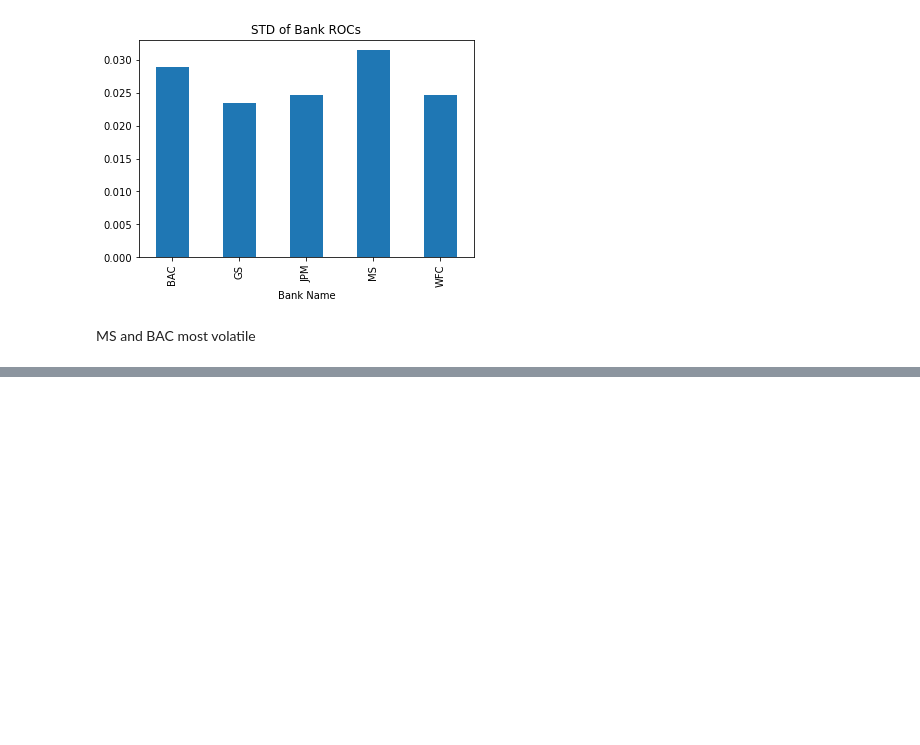
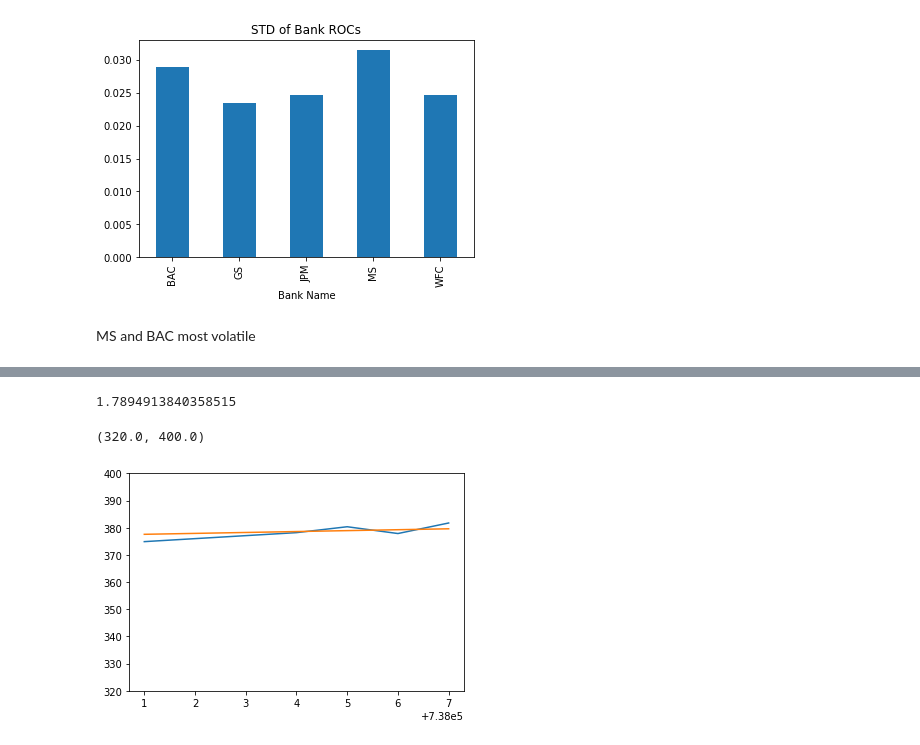
Before and after one commit to illeanz/w1challenge, a Jupyter notebook: w1 data challenge.ipynb, the cells around one changed output, grey strips where cells are left out. Saved outputs shown, nothing was run; the diff lists cells and outputs as text; code cells hidden in the pictures; blank space fills up the shorter version.

```diff
--- a/w1 data challenge.ipynb
+++ b/w1 data challenge.ipynb
@@ -140,0 +229,25 @@ MS and BAC most volatile
+# %%
+# Lr with L2 regularization
+from sklearn.linear_model import Ridge
+
+model_lrridge = Ridge(alpha=0.3, fit_intercept=True, normalize=True).fit(X_train, y_train)
+
+y_pred_lrridge_train = model_lrridge.predict(X_train)
+y_pred_lrridge_val = model_lrridge.predict(X_val)
+
+model_lrridge = Ridge(alpha=0.3, fit_intercept=True, normalize=True).fit(X_trainf, y_trainf)
+y_pred_lrridge_test = model_lrridge.predict(X_test)
+
+
+va_err_lrridge = mean_squared_error(y_val, y_pred_lrridge_val, squared=False)
+print(va_err_lrridge)
+
+fig, ax = plt.subplots()
+for y in [y_val, y_pred_lrridge_val]:
+    ax.plot(X_val, y)
+
+plt.ylim([320, 400])
+# %% [output]
+1.7894913840358515
+(320.0, 400.0)
+[figure, added]
```
Also changed, not shown: parts of 6 cells of this notebook.
